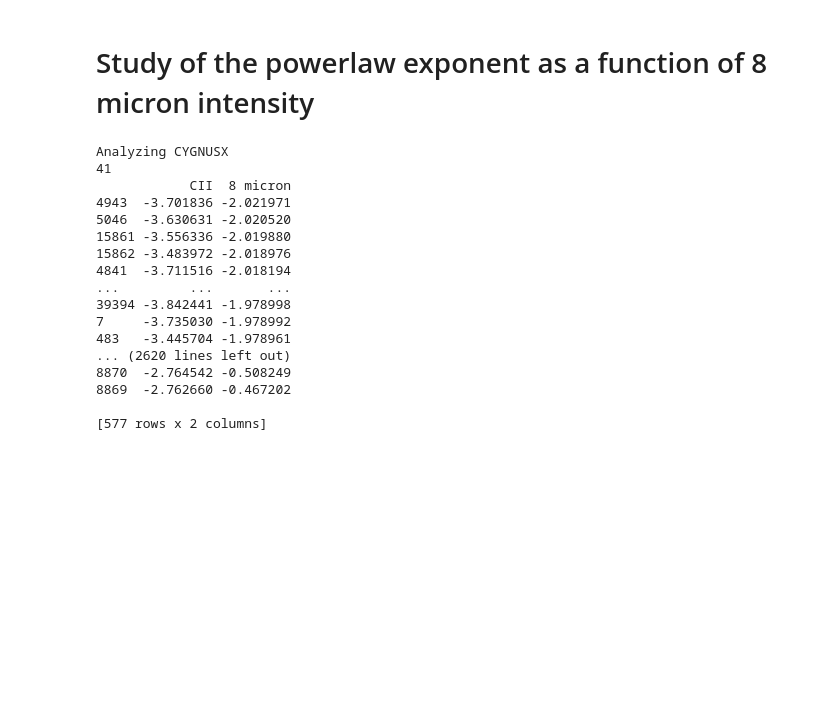
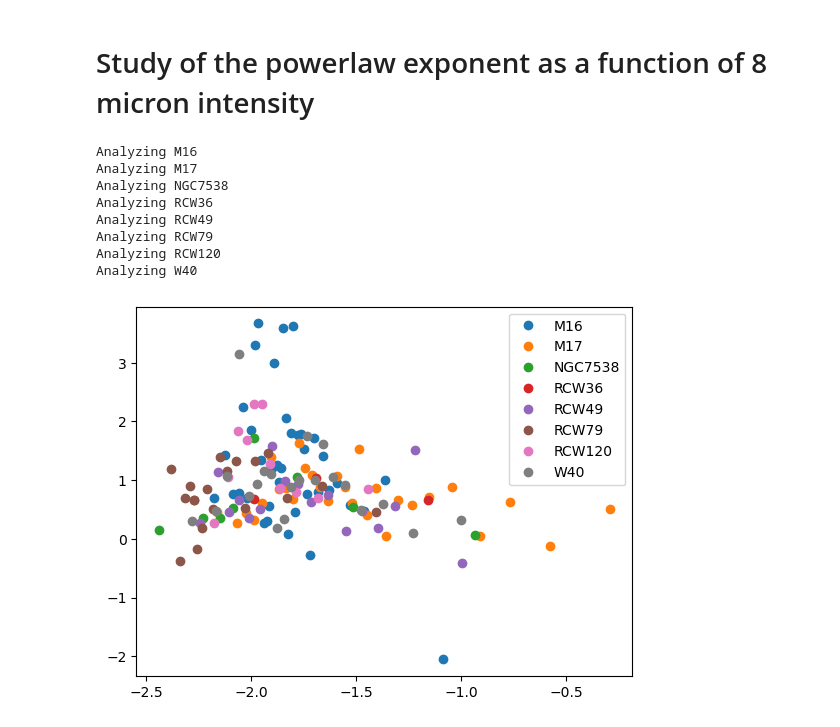
Before and after one commit to lmlb-astro/CII_intensity_correlations, a Jupyter notebook: PLexponent_vs_8micron.ipynb, the cells around one changed output. Cells and saved outputs as stored; diff of their text form; code cells hidden in the pictures; blank space fills up the shorter version.

Commit message:
first fitting results

```diff
--- a/PLexponent_vs_8micron.ipynb
+++ b/PLexponent_vs_8micron.ipynb
@@ -20,7 +21,7 @@ name_8m = "_Spitzer_IRAC_8_20_8" ## identifier of the 8 micron data file
 plot_path = "../plots_CIIcorr/CII_correlations/"
 
 list_regions = [ ## list of the regions to be studied
-    "CYGNUSX",
+    #"CYGNUSX",
     "M16",
     "M17",
     "NGC7538",
@@ -44,7 +45,12 @@ min_points_final = 50
 ####################
 # %%
 ## Study the powerlaws for each region
-for region in list_regions:
+pl_vals = [[] for region in list_regions]
+offset_vals = [[] for region in list_regions]
+av8m_vals = [[] for region in list_regions]
+
+## loop over the regions
+for idx, region in enumerate(list_regions):
     print("Analyzing {reg}".format(reg = region))
 
     ## read the data into a Pandas DataFrame
@@ -69,22 +75,29 @@ for region in list_regions:
         sub_df = df.iloc[beg:end]
 
         ## fit the sub_sample
-        popt, pcov = curve_fit(sub_df['8 micron'], sub_df['CII'])
+        popt, pcov = curve_fit(sup.lin_func, sub_df['8 micron'], sub_df['CII'])
+
+        ## store the fitting results (and)
+        pl_vals[idx].append(popt[0])
+        offset_vals[idx].append(popt[1])
+        av8m_vals[idx].append(np.nanmean(sub_df['8 micron']))
+
+        # STILL STORE THE ERRORS OR STDS + THE OFFSETS SUGGEST SOMETHING IS WRONG
 # %% [output]
-Analyzing CYGNUSX
-41
-            CII  8 micron
-4943  -3.701836 -2.021971
-5046  -3.630631 -2.020520
-15861 -3.556336 -2.019880
-15862 -3.483972 -2.018976
-4841  -3.711516 -2.018194
-...         ...       ...
-39394 -3.842441 -1.978998
-7     -3.735030 -1.978992
-483   -3.445704 -1.978961
-... (2620 lines left out)
-8870  -2.764542 -0.508249
-8869  -2.762660 -0.467202
-
-[577 rows x 2 columns]
+Analyzing M16
+Analyzing M17
+Analyzing NGC7538
+Analyzing RCW36
+Analyzing RCW49
+Analyzing RCW79
+Analyzing RCW120
+Analyzing W40
+# %%
+## plot the powerlaw exponent results
+for pls, offs, av8s, region in zip(pl_vals, offset_vals, av8m_vals, list_regions):
+    plt.plot(av8s, pls, "o", label = region)
+
+plt.legend()
+plt.show()
+# %% [output]
+[figure, added]
```
Also changed, not shown: parts of 2 cells of this notebook.
